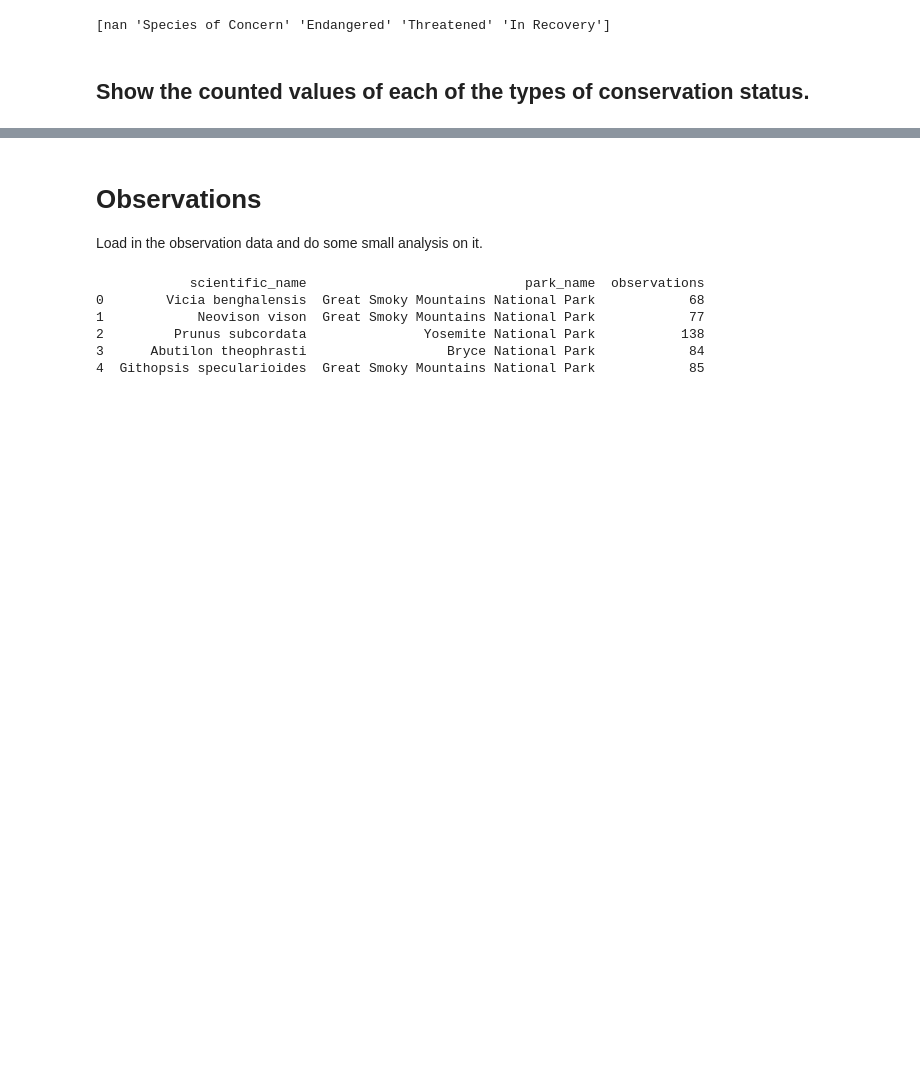
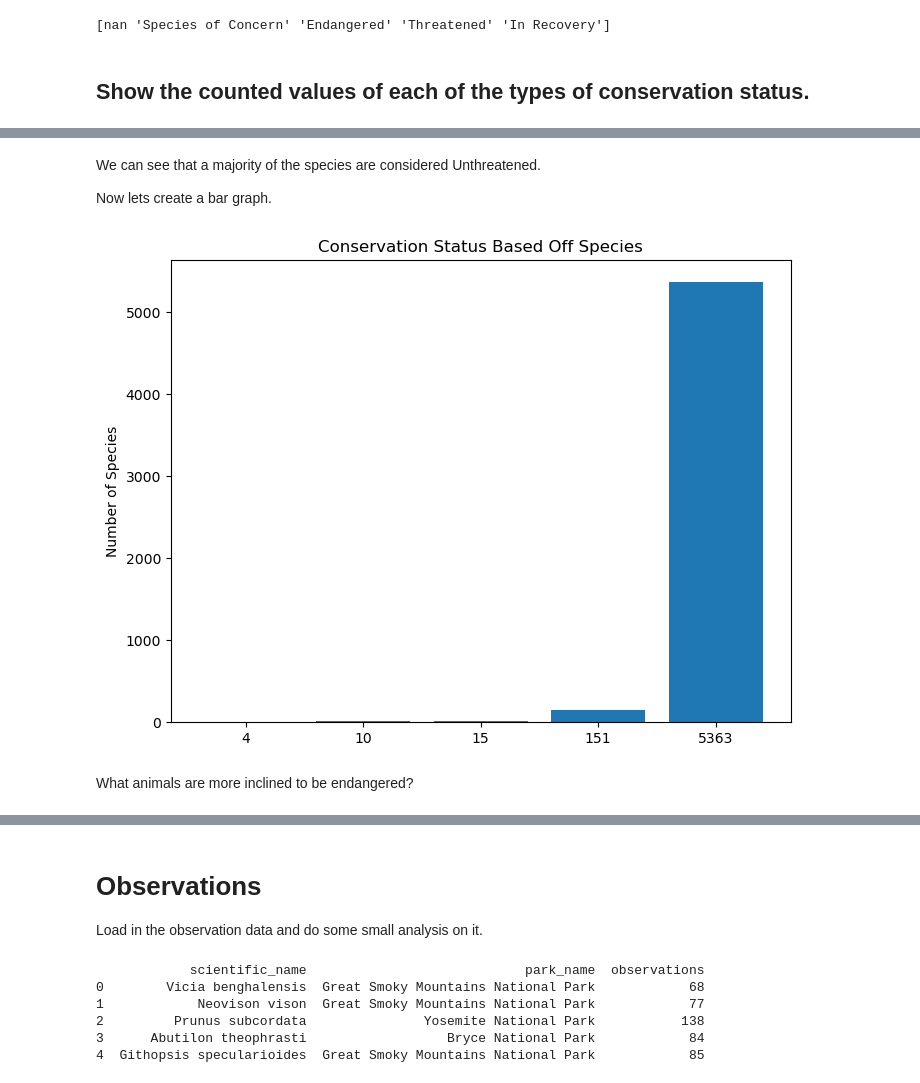
Before and after one commit to nlicari1/Portfolio-Projects, a Jupyter notebook: Biodiversity in National Parks/biodiversity-starter/biodiversity_starter/biodiversity.ipynb, the cells around one changed output, grey strips where cells are left out. Saved outputs shown, nothing was run; the diff lists cells and outputs as text; code cells hidden in the pictures; blank space fills up the shorter version.

Commit message:
created bar graph for species and conservation status, started 2nd Goal

```diff
--- a/Biodiversity in National Parks/biodiversity-starter/biodiversity_starter/biodiversity.ipynb
+++ b/Biodiversity in National Parks/biodiversity-starter/biodiversity_starter/biodiversity.ipynb
@@ -59,0 +75,3 @@ AttributeError: 'DataFrameGroupBy' object has no attribute 'unique'
+# %%
+species_df.fillna('Unthreatened', inplace=True)
+species_df.groupby('conservation_status').scientific_name.nunique().reset_index()
@@ -59,0 +85,19 @@ AttributeError: 'DataFrameGroupBy' object has no attribute 'unique'
+# %% [markdown]
+We can see that a majority of the species are considered Unthreatened.
+
+Now lets create a bar graph.
+# %%
+amount_protected = species_df.groupby('conservation_status').scientific_name.nunique().reset_index().sort_values(by='scientific_name')
+# %%
+plt.figure(figsize=(8,6))
+ax = plt.subplot()
+plt.bar(range(len(amount_protected)), amount_protected.scientific_name.values)
+ax.set_xticks(range(len(amount_protected)))
+ax.set_xticklabels(amount_protected.scientific_name)
+plt.ylabel('Number of Species')
+plt.title('Conservation Status Based Off Species')
+plt.show()
+# %% [output]
+[figure, added]
+# %% [markdown]
+What animals are more inclined to be endangered?
```
Also changed, not shown: parts of 6 cells of this notebook.
